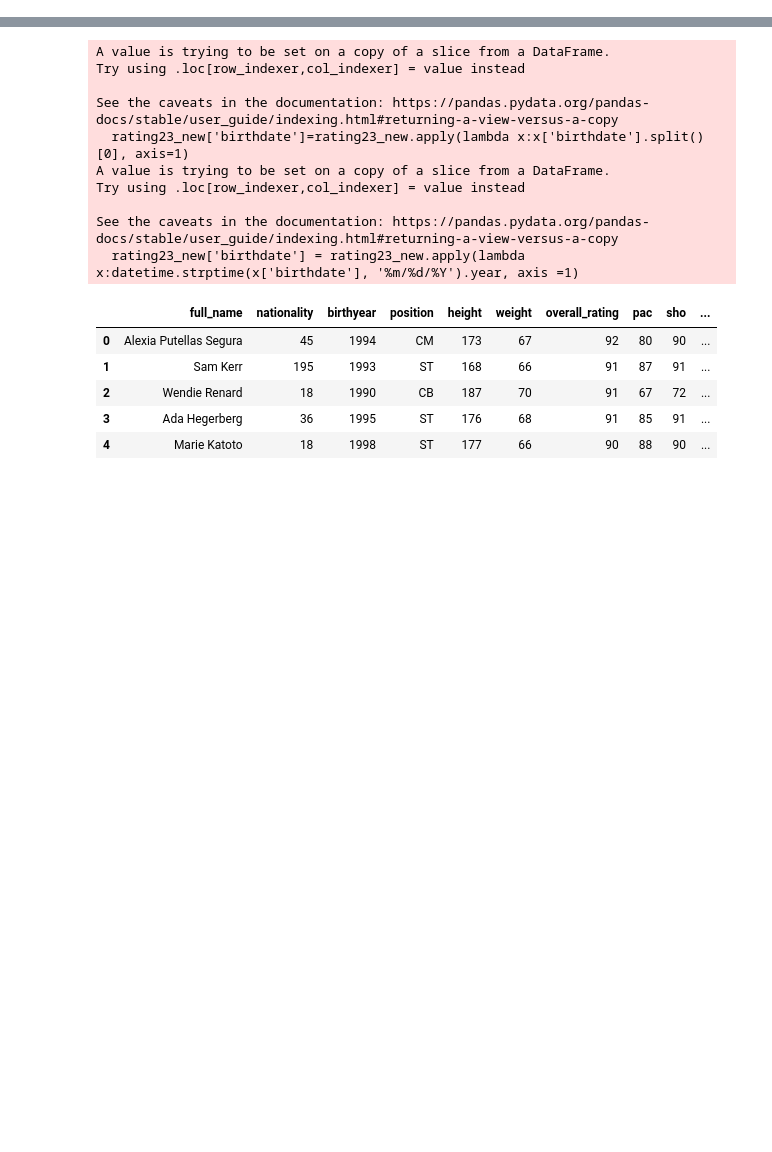
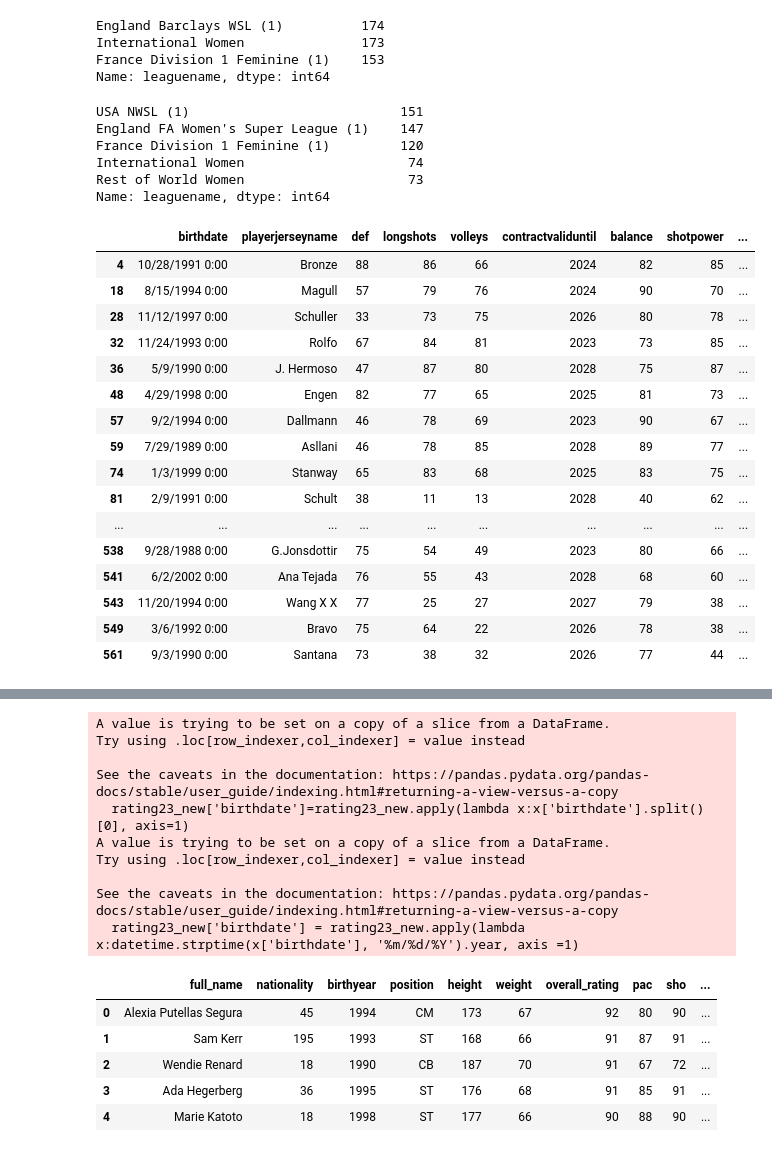
Before and after one commit to athornton2012/wc2023-delphi, a Jupyter notebook: data_cleaning/FIFA _rating_cleaning.ipynb, the cells around one changed output, grey strips where cells are left out. Saved outputs shown, nothing was run; the diff lists cells and outputs as text; code cells hidden in the pictures; blank space fills up the shorter version.

```diff
--- a/data_cleaning/FIFA _rating_cleaning.ipynb
+++ b/data_cleaning/FIFA _rating_cleaning.ipynb
@@ -17,3 +17,39 @@ rating19 = pd.read_csv('../Datasets/FIFA/FIFA22_rating/female_players_19.csv')
 rating18 = pd.read_csv('../Datasets/FIFA/FIFA22_rating/female_players_18.csv')
 rating17 = pd.read_csv('../Datasets/FIFA/FIFA22_rating/female_players_17.csv')
 rating16 = pd.read_csv('../Datasets/FIFA/FIFA22_rating/female_players_16.csv')
+# %%
+rating23.leaguename.value_counts()
+# %% [output]
+England Barclays WSL (1)          174
+International Women               173
+France Division 1 Feminine (1)    153
+Name: leaguename, dtype: int64
+# %%
+rating23_2.leaguename.value_counts()
+# %% [output]
+USA NWSL (1)                           151
+England FA Women's Super League (1)    147
+France Division 1 Feminine (1)         120
+International Women                     74
+Rest of World Women                     73
+Name: leaguename, dtype: int64
+# %%
+rating23_2[rating23_2['leaguename'] == 'International Women']
+# %% [output]
+|  | birthdate | playerjerseyname | def | longshots | volleys | contractvaliduntil | balance | shotpower | ... |
+| 4 | 10/28/1991 0:00 | Bronze | 88 | 86 | 66 | 2024 | 82 | 85 | ... |
+| 18 | 8/15/1994 0:00 | Magull | 57 | 79 | 76 | 2024 | 90 | 70 | ... |
+| 28 | 11/12/1997 0:00 | Schuller | 33 | 73 | 75 | 2026 | 80 | 78 | ... |
+| 32 | 11/24/1993 0:00 | Rolfo | 67 | 84 | 81 | 2023 | 73 | 85 | ... |
+| 36 | 5/9/1990 0:00 | J. Hermoso | 47 | 87 | 80 | 2028 | 75 | 87 | ... |
+| 48 | 4/29/1998 0:00 | Engen | 82 | 77 | 65 | 2025 | 81 | 73 | ... |
+| 57 | 9/2/1994 0:00 | Dallmann | 46 | 78 | 69 | 2023 | 90 | 67 | ... |
+| 59 | 7/29/1989 0:00 | Asllani | 46 | 78 | 85 | 2028 | 89 | 77 | ... |
+| 74 | 1/3/1999 0:00 | Stanway | 65 | 83 | 68 | 2025 | 83 | 75 | ... |
+| 81 | 2/9/1991 0:00 | Schult | 38 | 11 | 13 | 2028 | 40 | 62 | ... |
+| ... | ... | ... | ... | ... | ... | ... | ... | ... | ... |
+| 538 | 9/28/1988 0:00 | G.Jonsdottir | 75 | 54 | 49 | 2023 | 80 | 66 | ... |
+| 541 | 6/2/2002 0:00 | Ana Tejada | 76 | 55 | 43 | 2028 | 68 | 60 | ... |
+| 543 | 11/20/1994 0:00 | Wang X X | 77 | 25 | 27 | 2027 | 79 | 38 | ... |
+| 549 | 3/6/1992 0:00 | Bravo | 75 | 64 | 22 | 2026 | 78 | 38 | ... |
+| 561 | 9/3/1990 0:00 | Santana | 73 | 38 | 32 | 2026 | 77 | 44 | ... |
```
Also changed, not shown: parts of 17 cells of this notebook.
